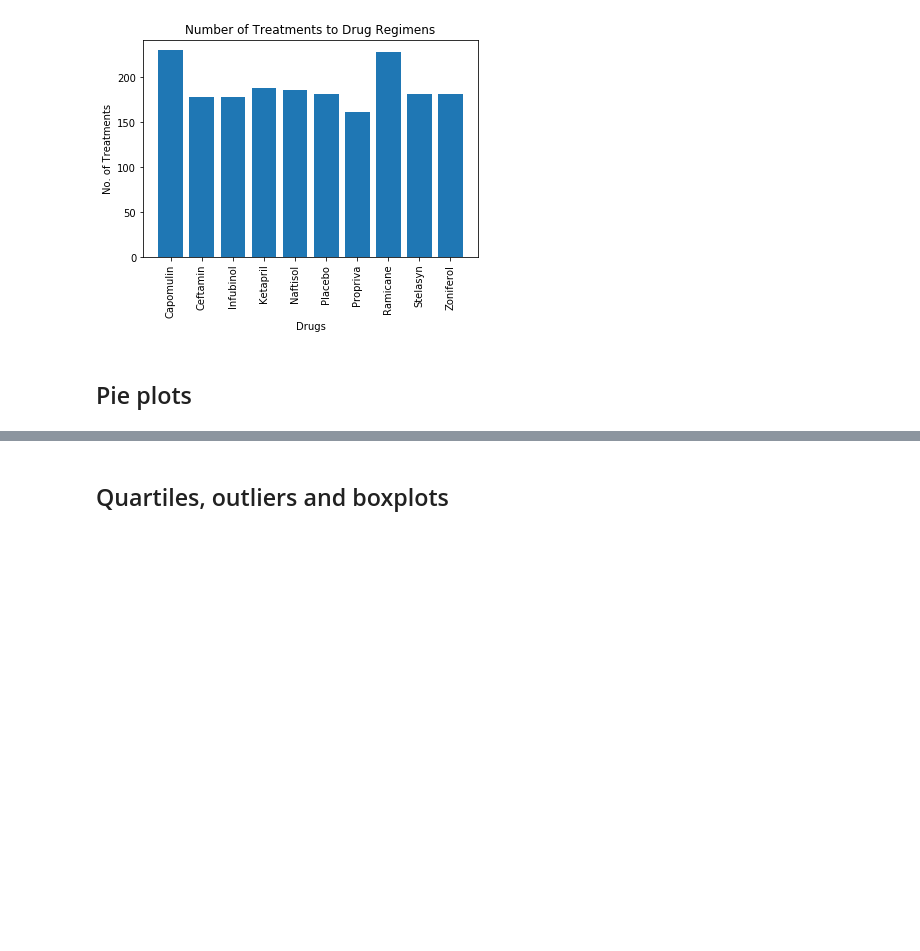
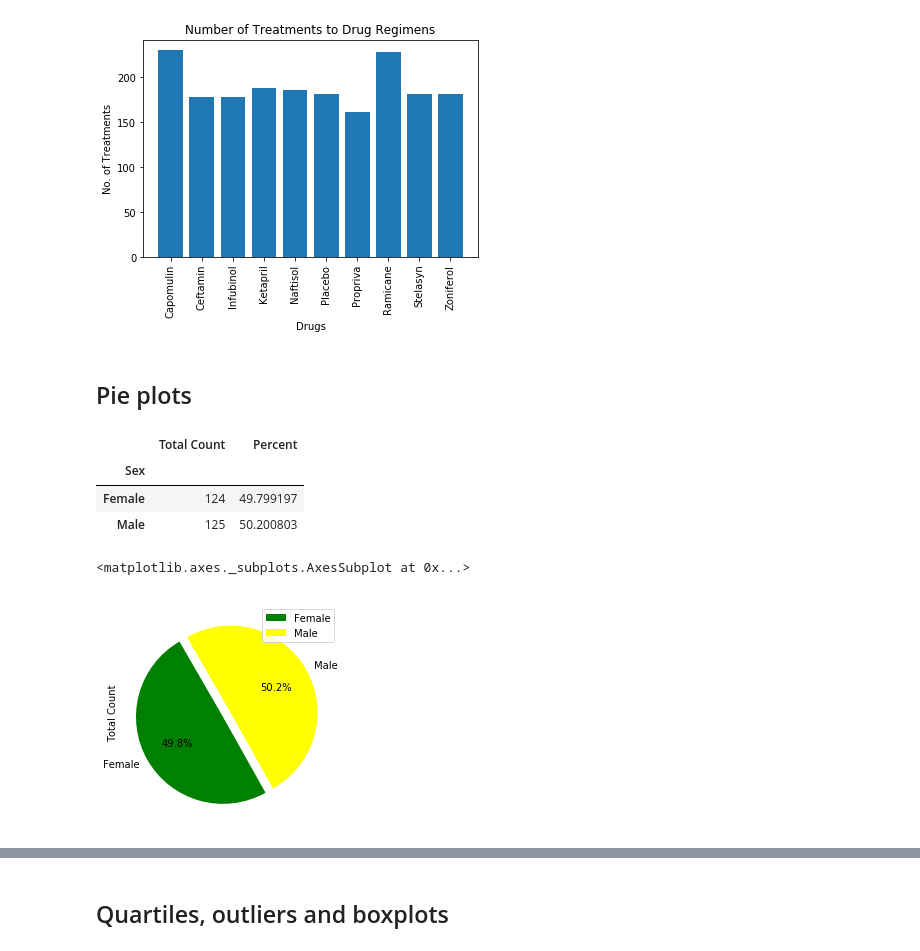
Before and after one commit to bhernan2/matplotlib-challenge, a Jupyter notebook: Pymaceuticals/pymaceuticals_starter.ipynb, the cells around one changed output, grey strips where cells are left out. Drawn from its saved outputs; the diff is of its cells as text; code cells hidden in the pictures; blank space fills up the shorter version.

Commit message:
added pie plots

```diff
--- a/Pymaceuticals/pymaceuticals_starter.ipynb
+++ b/Pymaceuticals/pymaceuticals_starter.ipynb
@@ -148,7 +148,34 @@ Text(0, 0.5, 'No. of Treatments')
 [figure]
 # %% [markdown]
 ## Pie plots
+# %%
+#group Mouse ID and sex to find number of female and male mice
+grouped_gender = merged_mouse_study.groupby(["Mouse ID", "Sex"])
+#create grouped df
+grouped_gender_df = pd.DataFrame(grouped_gender.size())
+#create df with female and male mouse counts
+gender_analysis = pd.DataFrame(grouped_gender_df.groupby(["Sex"]).count())
+gender_analysis.columns=["Total Count"]
+gender_analysis.head()
+#calculate % for female and male mice for pie chart
+gender_analysis["Percent"] =(100*(gender_analysis["Total Count"]/gender_analysis["Total Count"].sum()))
+gender_analysis["Percent"]=gender_analysis["Percent"]
+gender_analysis
+#format gender_analysis with% and 2 decimal points
+#gender_analysis.style.format({"Percent": '{:.2%}'})
+# %% [output]
+|  | Total Count | Percent |
+| Sex |  |  |
+| Female | 124 | 49.799197 |
+| Male | 125 | 50.200803 |
 # %%
 # Generate a pie plot showing the distribution of female versus male mice using pandas
+colors = ["green", "yellow"]
+explode = (0.1,0)
+gender_analysis.plot.pie(y="Total Count", explode=explode, colors=colors,
+                         autopct="%1.1f%%", shadow=False, startangle=120)
+# %% [output]
+<matplotlib.axes._subplots.AxesSubplot at 0x...>
+[figure, added]
 # %%
 # Generate a pie plot showing the distribution of female versus male mice using pyplot
```
Also changed, not shown: parts of 1 cell of this notebook.
